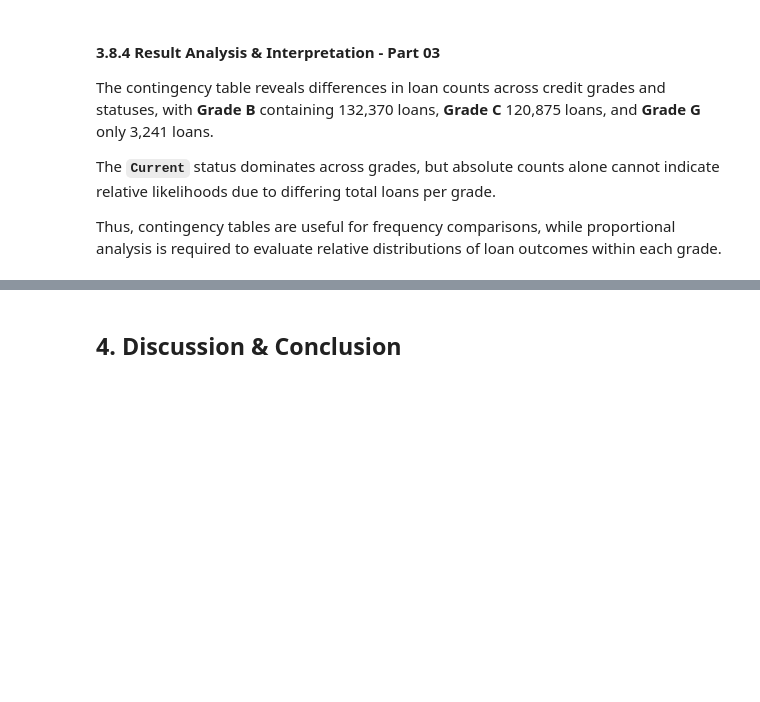
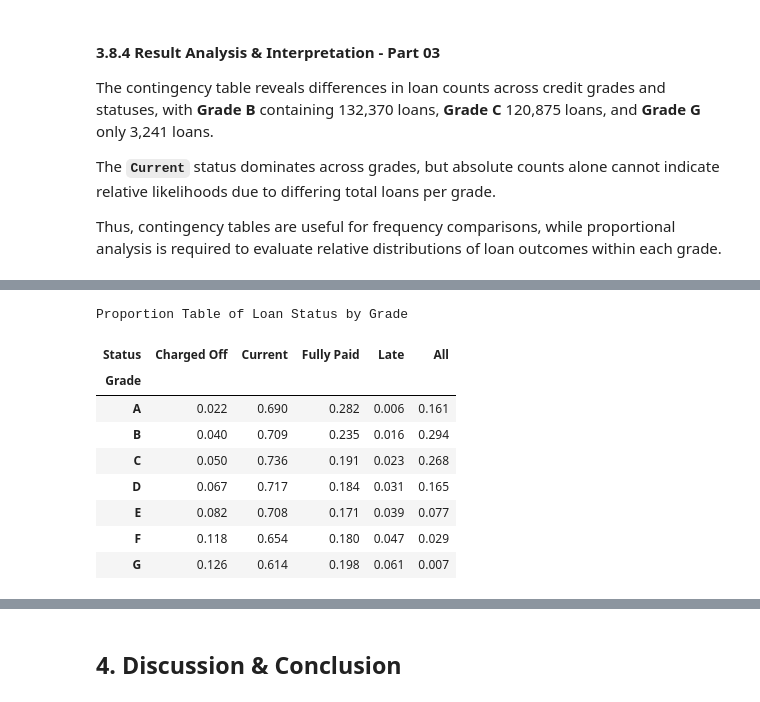
Before and after one commit to kinanpta/Practical-Statistics-for-Data-Scientists, a Jupyter notebook: Chapter01_Exploratory_Data_Analysis.ipynb, the cells around one changed output, grey strips where cells are left out. Drawn from its saved outputs; the diff is of its cells as text; code cells hidden in the pictures; blank space fills up the shorter version.

```diff
--- a/Chapter01_Exploratory_Data_Analysis.ipynb
+++ b/Chapter01_Exploratory_Data_Analysis.ipynb
@@ -1061,0 +1064,7 @@ Thus, contingency tables are useful for frequency comparisons, while proportiona
+# %%
+df = crosstab.loc["A":"G", :].copy() #grade A to G
+
+df.loc[:, "Charged Off":"Late"] = (
+    df.loc[:, "Charged Off":"Late"]
+    .div(df["All"], axis=0)
+) #proportion each loan within each grade
@@ -1062,2 +1080,42 @@ Thus, contingency tables are useful for frequency comparisons, while proportiona
+# %%
+df["All"] = df["All"] / df["All"].sum() #proportion total each grade
+
+perc_crosstab = df
+perc_crosstab.index.name = "Grade"
+perc_crosstab.columns.name = "Status"
+
+display(
+    perc_crosstab.style
+    .format("{:.3f}")  # Membulatkan nilai ke 3 desimal
+    .set_caption("Proportion Table of Loan Status by Grade")
+    .set_table_styles([
+        {
+            "selector": "caption",
+            "props": [
+                ("text-align", "center"),
+                ("font-size", "14px"),
+                ("font-weight", "bold"),
+                ("caption-side", "top"),
+                ("padding-bottom", "8px")
+            ]
+        },
+        {
+            "selector": "th",
+            "props": [("text-align", "center")]
+        }
+    ])
+    .set_properties(**{"text-align": "center"})
+)
+# %% [output]
+Proportion Table of Loan Status by Grade
+| Status | Charged Off | Current | Fully Paid | Late | All |
+| Grade |  |  |  |  |  |
+| A | 0.022 | 0.690 | 0.282 | 0.006 | 0.161 |
+| B | 0.040 | 0.709 | 0.235 | 0.016 | 0.294 |
+| C | 0.050 | 0.736 | 0.191 | 0.023 | 0.268 |
+| D | 0.067 | 0.717 | 0.184 | 0.031 | 0.165 |
+| E | 0.082 | 0.708 | 0.171 | 0.039 | 0.077 |
+| F | 0.118 | 0.654 | 0.180 | 0.047 | 0.029 |
+| G | 0.126 | 0.614 | 0.198 | 0.061 | 0.007 |
 # %% [markdown]
 #### 3.8.3 Code Explanation - Part 04
```
Also changed, not shown: parts of 7 cells of this notebook.
